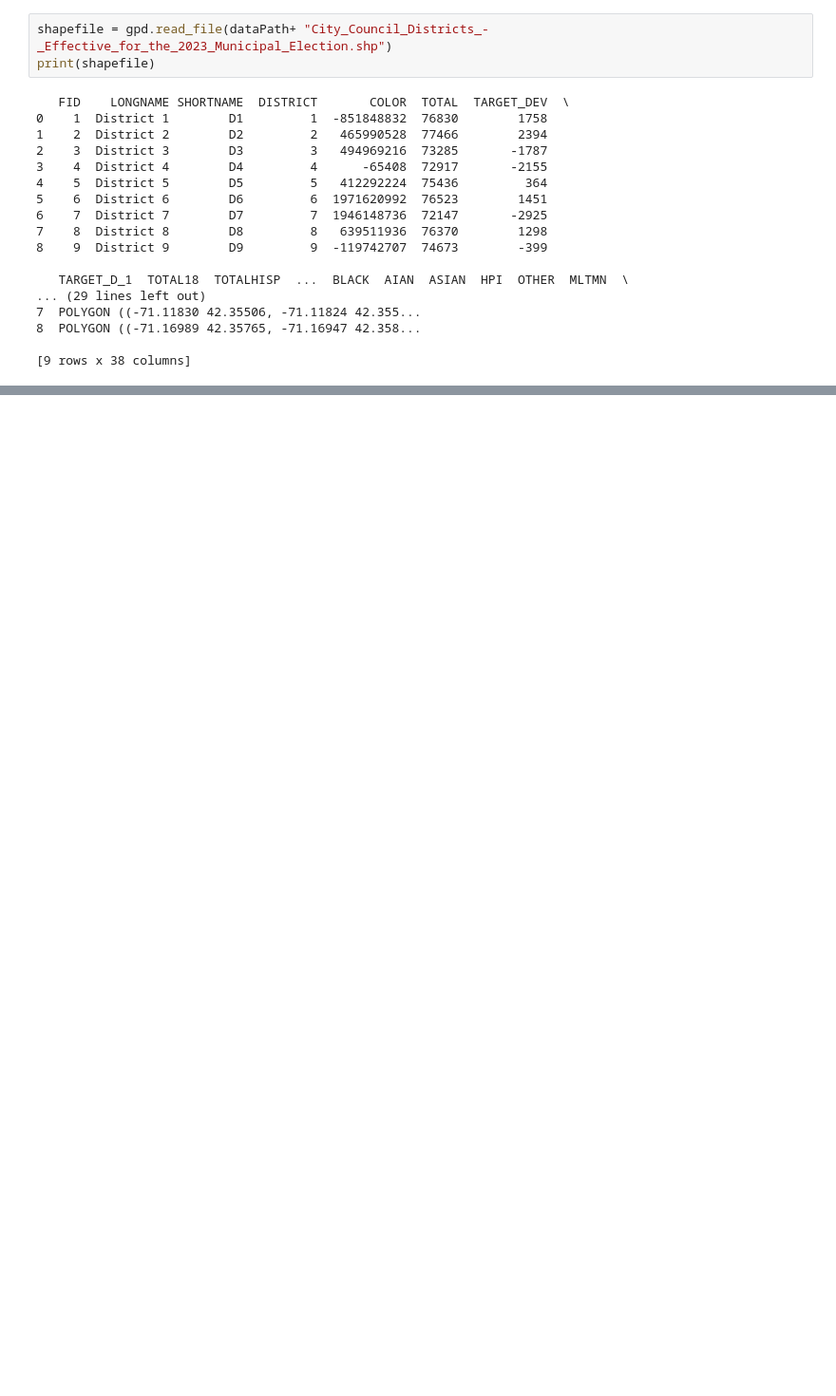
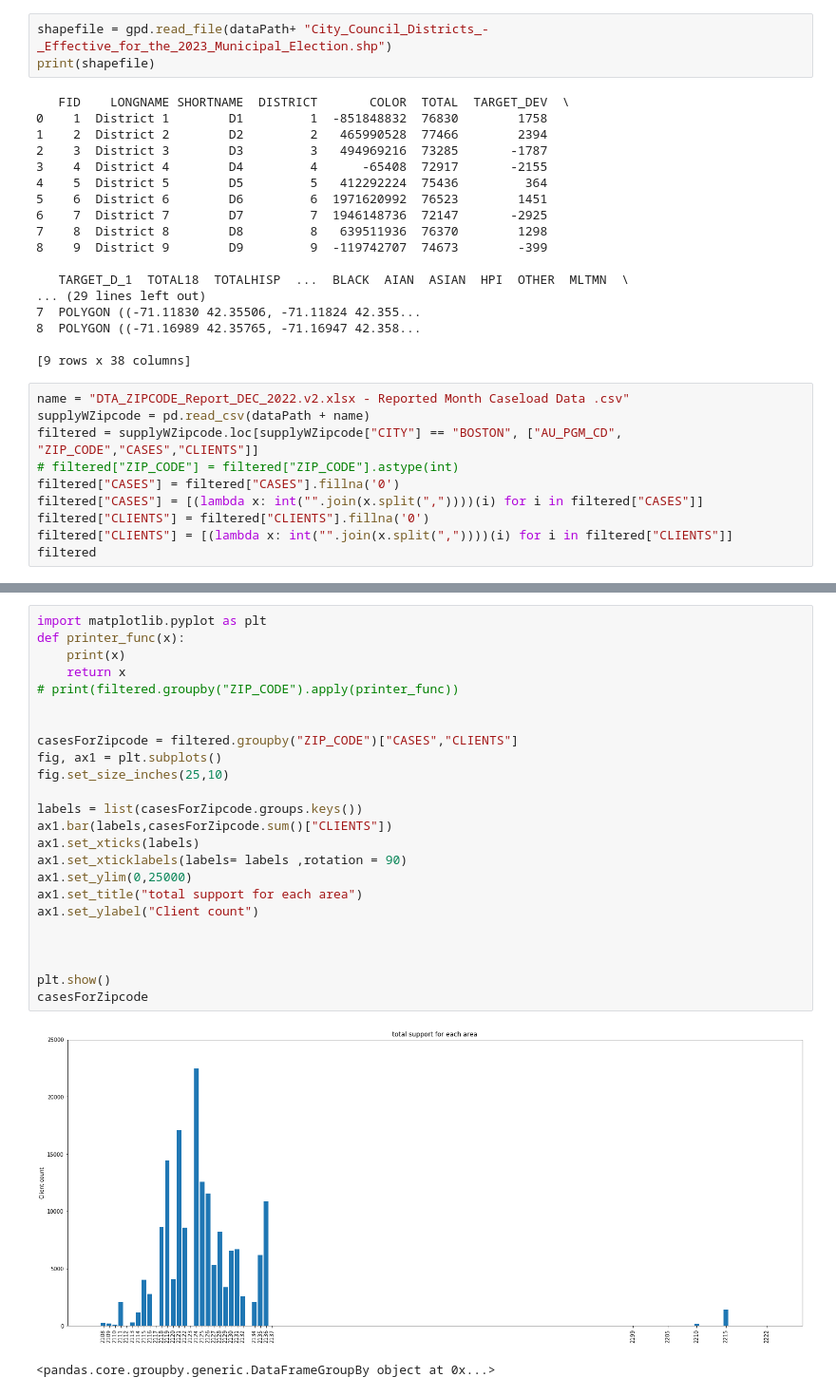
Before and after one commit to BU-Spark/ds-councilor-lara-ubi, a Jupyter notebook: spring23-team-1/backgroundAnalytics/JiaheAnalytics.ipynb, the cells around one changed output, grey strips where cells are left out. Shown at 95% size. Drawn from its saved outputs; the diff is of its cells as text; blank space fills up the shorter version.

```diff
--- a/spring23-team-1/backgroundAnalytics/JiaheAnalytics.ipynb
+++ b/spring23-team-1/backgroundAnalytics/JiaheAnalytics.ipynb
@@ -148,3 +148,13 @@ print(shapefile)
 8  POLYGON ((-71.16989 42.35765, -71.16947 42.358...
 
 [9 rows x 38 columns]
+# %%
+name = "DTA_ZIPCODE_Report_DEC_2022.v2.xlsx - Reported Month Caseload Data .csv"
+supplyWZipcode = pd.read_csv(dataPath + name)
+filtered = supplyWZipcode.loc[supplyWZipcode["CITY"] == "BOSTON", ["AU_PGM_CD", "ZIP_CODE","CASES","CLIENTS"]]
+# filtered["ZIP_CODE"] = filtered["ZIP_CODE"].astype(int)
+filtered["CASES"] = filtered["CASES"].fillna('0')
+filtered["CASES"] = [(lambda x: int("".join(x.split(","))))(i) for i in filtered["CASES"]]
+filtered["CLIENTS"] = filtered["CLIENTS"].fillna('0')
+filtered["CLIENTS"] = [(lambda x: int("".join(x.split(","))))(i) for i in filtered["CLIENTS"]]
+filtered
@@ -150,0 +175,27 @@ print(shapefile)
+# %%
+import matplotlib.pyplot as plt
+def printer_func(x):
+    print(x)
+    return x
+# print(filtered.groupby("ZIP_CODE").apply(printer_func))
+
+
+casesForZipcode = filtered.groupby("ZIP_CODE")["CASES","CLIENTS"]
+fig, ax1 = plt.subplots()
+fig.set_size_inches(25,10)
+
+labels = list(casesForZipcode.groups.keys())
+ax1.bar(labels,casesForZipcode.sum()["CLIENTS"])
+ax1.set_xticks(labels)
+ax1.set_xticklabels(labels= labels ,rotation = 90)
+ax1.set_ylim(0,25000)
+ax1.set_title("total support for each area")
+ax1.set_ylabel("Client count")
+
+
+
+plt.show()
+casesForZipcode
+# %% [output]
+[figure, added]
+<pandas.core.groupby.generic.DataFrameGroupBy object at 0x...>
```
Also changed, not shown: parts of 2 cells of this notebook.
